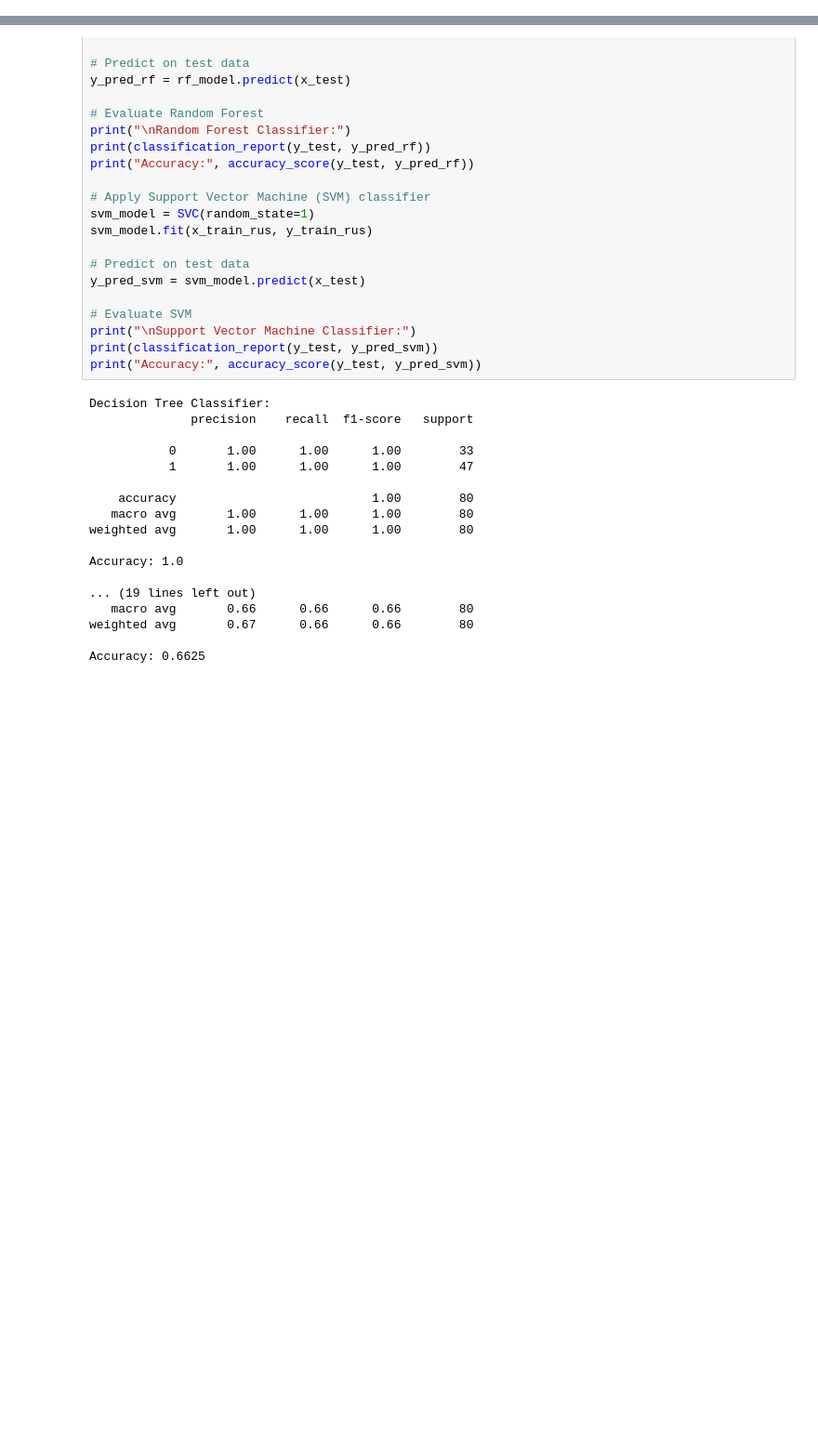
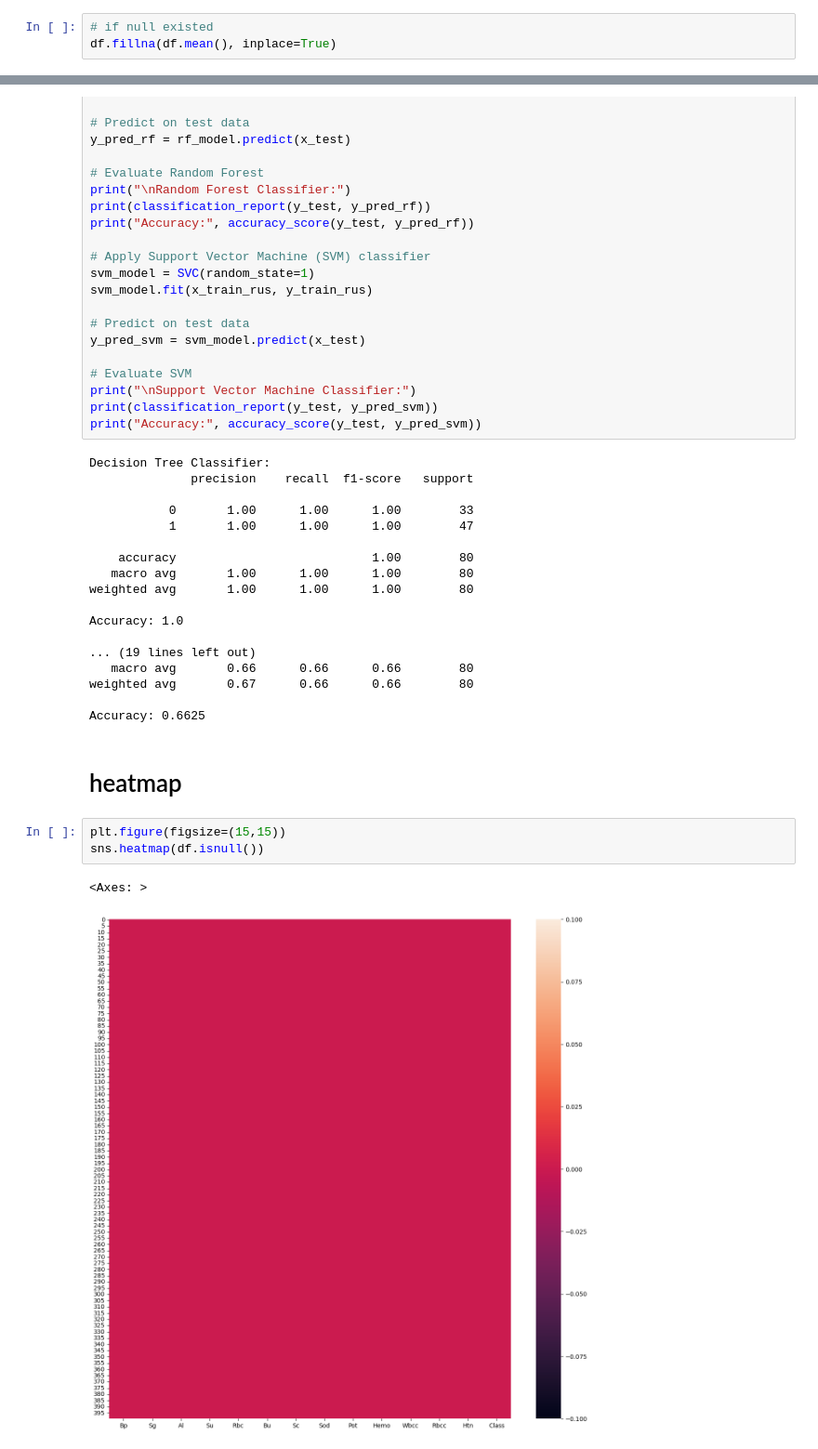
Before and after one commit to alamin147/kidney_disease, a Jupyter notebook: disease.ipynb, the cells around one changed output, grey strips where cells are left out. Shown at 93% size. Drawn from its saved outputs; the diff is of its cells as text; blank space fills up the shorter version.

```diff
--- a/disease.ipynb
+++ b/disease.ipynb
@@ -65,6 +72,9 @@ Rbcc     0
 Htn      0
 Class    0
 dtype: int64
+# %%
+# if null existed
+df.fillna(df.mean(), inplace=True)
 # %% [markdown]
 # Charts
 # %%
@@ -508,3 +505,11 @@ Accuracy: 1.0
 weighted avg       0.67      0.66      0.66        80
 
 Accuracy: 0.6625
+# %% [markdown]
+# heatmap
+# %%
+plt.figure(figsize=(15,15))
+sns.heatmap(df.isnull())
+# %% [output]
+<Axes: >
+[figure, added]
```
Also changed, not shown: parts of 27 cells of this notebook.
